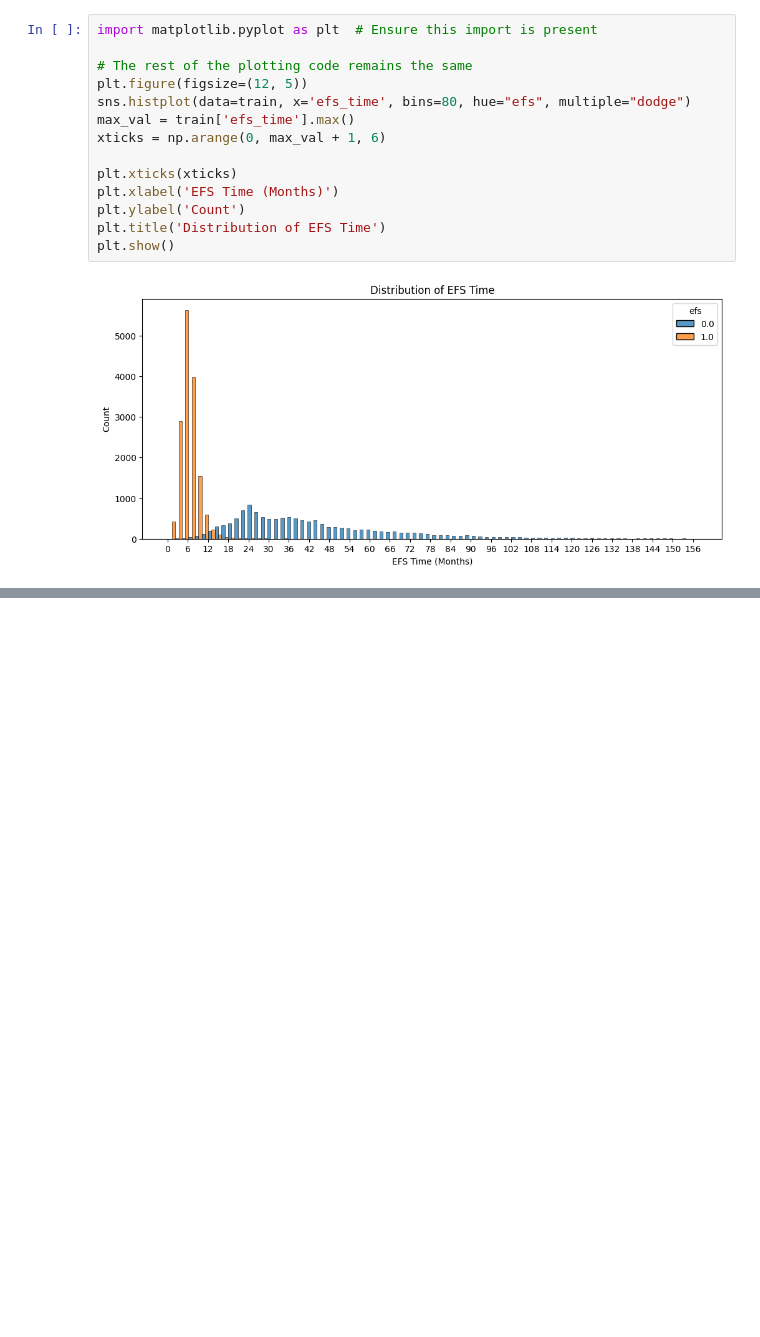
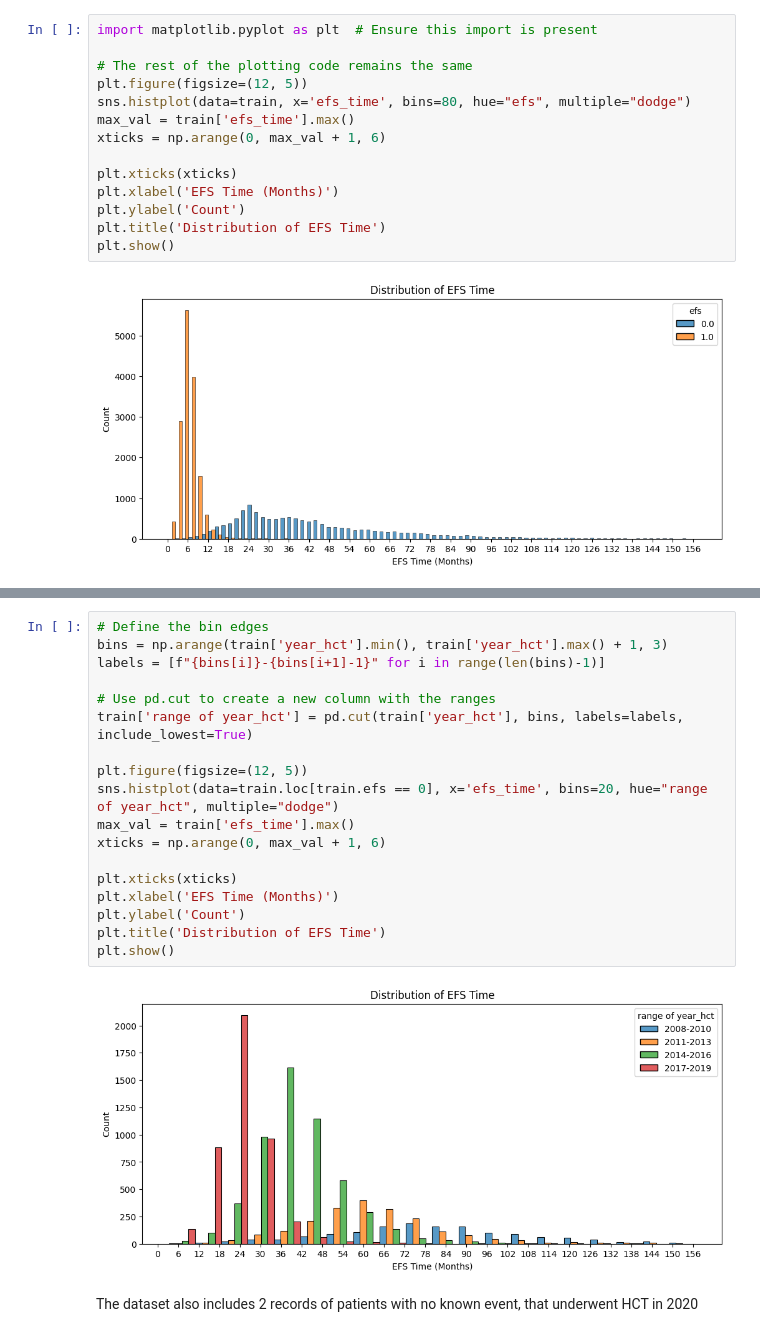
Before and after one commit to galel12/Equity-in-post-HCT-Survival-Predictions, a Jupyter notebook: notebook.ipynb, the cells around one changed output, grey strips where cells are left out. Drawn from its saved outputs; the diff is of its cells as text; blank space fills up the shorter version.

```diff
--- a/notebook.ipynb
+++ b/notebook.ipynb
@@ -289,2 +280,24 @@ As we can see, almost all known events occur within a year post-HCT.
 As for the unkown events:
+# %%
+# Define the bin edges
+bins = np.arange(train['year_hct'].min(), train['year_hct'].max() + 1, 3)
+labels = [f"{bins[i]}-{bins[i+1]-1}" for i in range(len(bins)-1)]
+
+# Use pd.cut to create a new column with the ranges
+train['range of year_hct'] = pd.cut(train['year_hct'], bins, labels=labels, include_lowest=True)
+
+plt.figure(figsize=(12, 5))
+sns.histplot(data=train.loc[train.efs == 0], x='efs_time', bins=20, hue="range of year_hct", multiple="dodge")
+max_val = train['efs_time'].max()
+xticks = np.arange(0, max_val + 1, 6)
+
+plt.xticks(xticks)
+plt.xlabel('EFS Time (Months)')
+plt.ylabel('Count')
+plt.title('Distribution of EFS Time')
+plt.show()
+# %% [output]
+[figure, added]
+# %% [markdown]
+The dataset also includes 2 records of patients with no known event, that underwent HCT in 2020
 # %%
```
Also changed, not shown: parts of 41 cells of this notebook, 1 other file.
